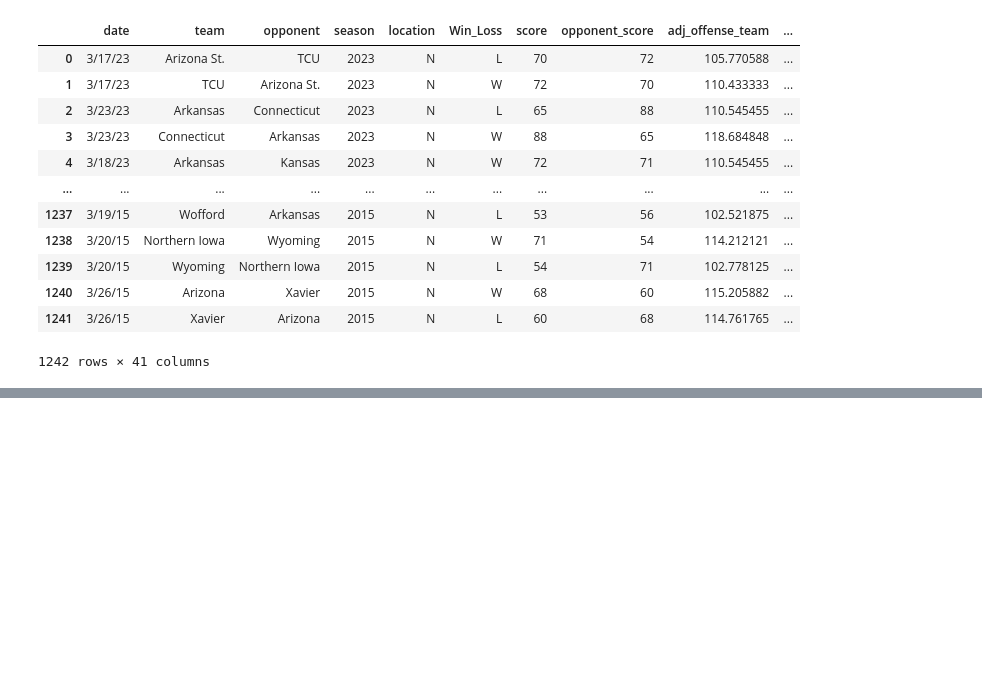
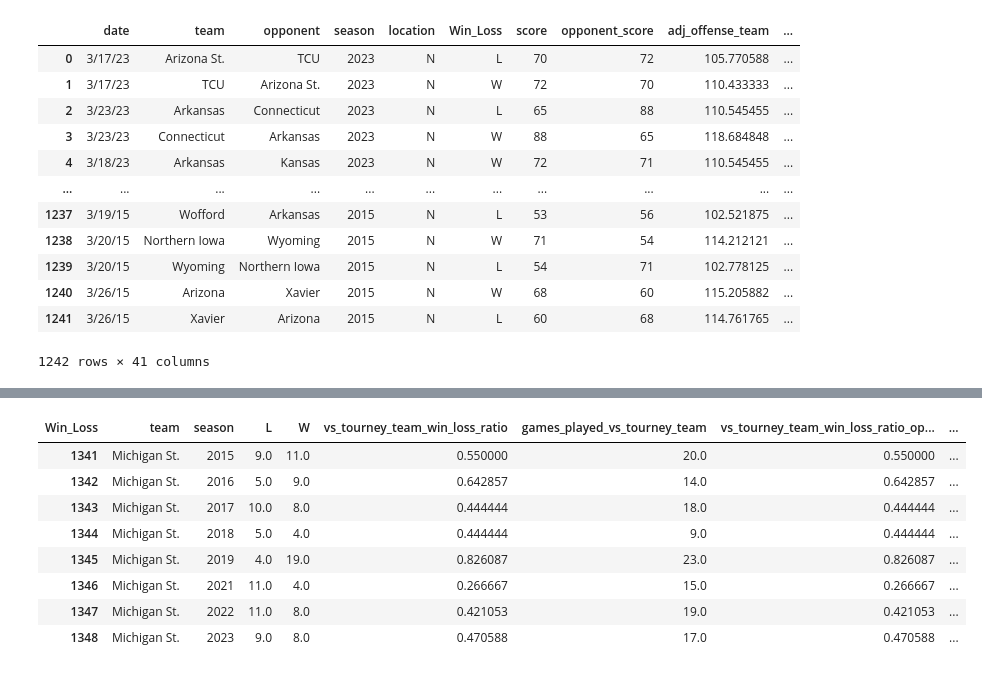
Before and after one commit to amarkules1/march_madness, a Jupyter notebook: notebooks/additional_features.ipynb, the cells around one changed output, grey strips where cells are left out. Saved outputs shown, nothing was run; the diff lists cells and outputs as text; code cells hidden in the pictures; blank space fills up the shorter version.

```diff
--- a/notebooks/additional_features.ipynb
+++ b/notebooks/additional_features.ipynb
@@ -161,0 +163,2 @@ tourney_data.to_sql('tourney_games_v3', sqlalchemy.create_engine(os.getenv("LINO
+# %%
+tourney_data = pd.read_sql("select * from sports_data.tourney_games_v3", conn)
@@ -161,0 +177,2 @@ tourney_data.to_sql('tourney_games_v3', sqlalchemy.create_engine(os.getenv("LINO
+# %%
+tourney_teams_by_year = tourney_data.apply(lambda x: x['team'] + str(x['season']), axis=1).unique()
@@ -161,0 +189,12 @@ tourney_data.to_sql('tourney_games_v3', sqlalchemy.create_engine(os.getenv("LINO
+# %%
+records_vs_tourney_teams[records_vs_tourney_teams['team'] == 'Michigan St.'].head(50)
+# %% [output]
+| Win_Loss | team | season | L | W | vs_tourney_team_win_loss_ratio | games_played_vs_tourney_team | vs_tourney_team_win_loss_ratio_op... | ... |
+| 1341 | Michigan St. | 2015 | 9.0 | 11.0 | 0.550000 | 20.0 | 0.550000 | ... |
+| 1342 | Michigan St. | 2016 | 5.0 | 9.0 | 0.642857 | 14.0 | 0.642857 | ... |
+| 1343 | Michigan St. | 2017 | 10.0 | 8.0 | 0.444444 | 18.0 | 0.444444 | ... |
+| 1344 | Michigan St. | 2018 | 5.0 | 4.0 | 0.444444 | 9.0 | 0.444444 | ... |
+| 1345 | Michigan St. | 2019 | 4.0 | 19.0 | 0.826087 | 23.0 | 0.826087 | ... |
+| 1346 | Michigan St. | 2021 | 11.0 | 4.0 | 0.266667 | 15.0 | 0.266667 | ... |
+| 1347 | Michigan St. | 2022 | 11.0 | 8.0 | 0.421053 | 19.0 | 0.421053 | ... |
+| 1348 | Michigan St. | 2023 | 9.0 | 8.0 | 0.470588 | 17.0 | 0.470588 | ... |
```
Also changed, not shown: parts of 12 cells of this notebook.
